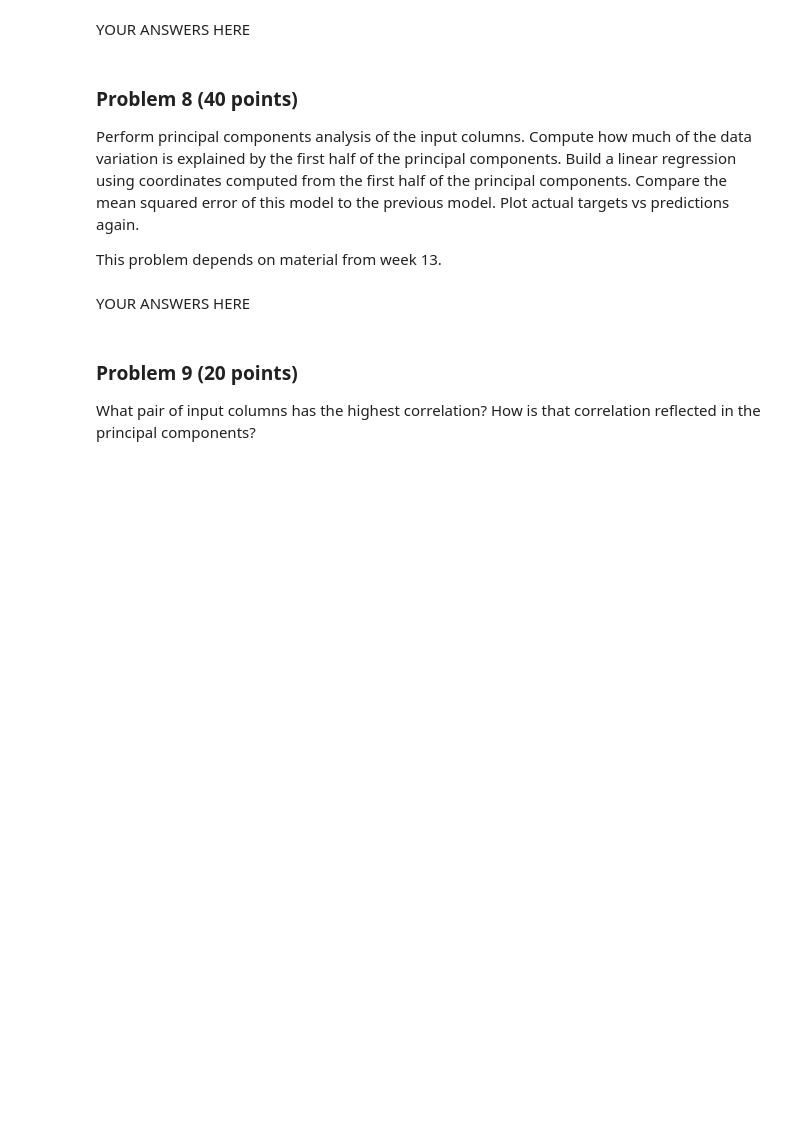
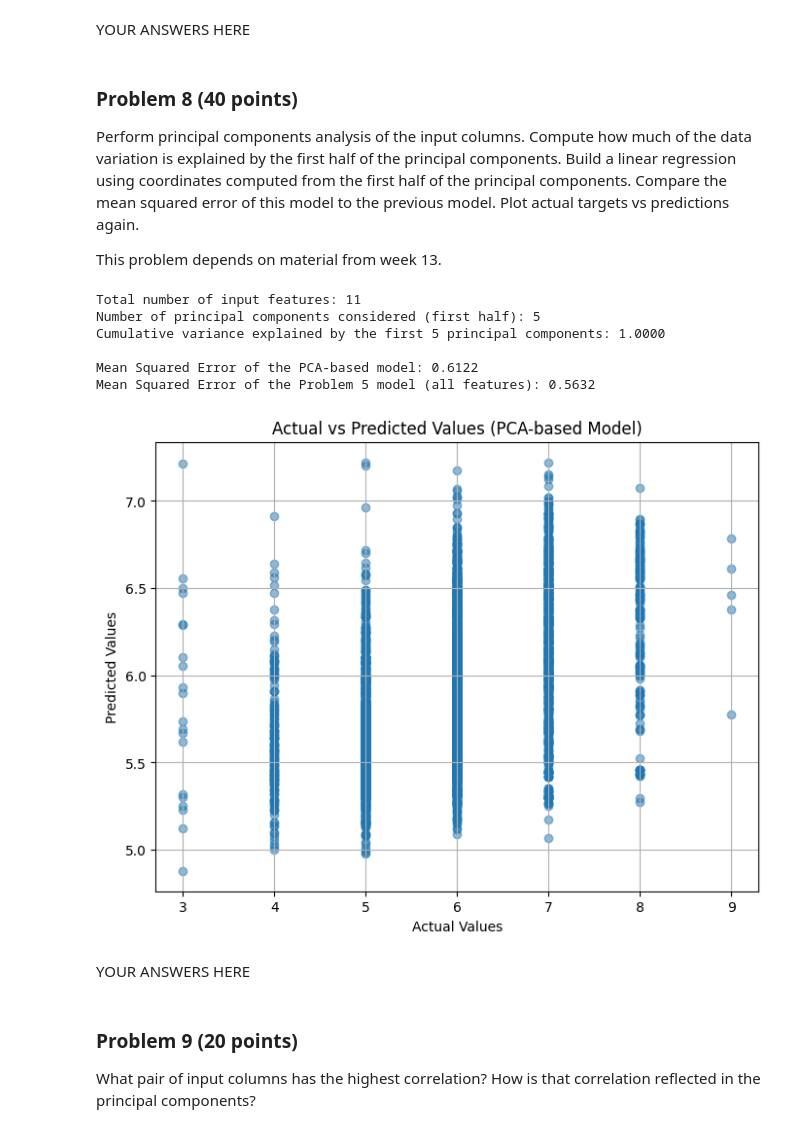
Before and after one commit to salil82/dx601-final-project, a Jupyter notebook: project.ipynb, the cells around one changed output. Saved outputs shown, nothing was run; the diff lists cells and outputs as text; code cells hidden in the pictures; blank space fills up the shorter version.

```diff
--- a/project.ipynb
+++ b/project.ipynb
@@ -395,3 +349,60 @@ This problem depends on material from week 13.
+# %%
+# Identify input columns (all columns except 'target')
+X = wine_df.drop('target', axis=1)
+y = wine_df['target']
+
+# 1. Perform Principal Components Analysis
+pca = PCA()
+pca.fit(X)
+
+# Compute how much of the data variation is explained by the first half of the principal components
+# 'first half' typically means the first n/2 components, where n is the number of features
+n_components = len(X.columns)
+half_n_components = n_components // 2
+
+explained_variance_ratio = pca.explained_variance_ratio_
+cumulative_variance_explained_first_half = np.sum(explained_variance_ratio[:half_n_components])
+
+print(f"Total number of input features: {n_components}")
+print(f"Number of principal components considered (first half): {half_n_components}")
+print(f"Cumulative variance explained by the first {half_n_components} principal components: {cumulative_variance_explained_first_half:.4f}")
+
+# 2. Transform the data using the first half of the principal components
+pca_half = PCA(n_components=half_n_components)
+X_pca = pca_half.fit_transform(X)
+
+# 3. Build a linear regression using coordinates computed from the first half of the principal components
+model_pca = sklearn.linear_model.LinearRegression()
+model_pca.fit(X_pca, y)
+
+# Make predictions
+y_pred_pca = model_pca.predict(X_pca)
+
+# 4. Compute the mean squared error of this model over the whole data set
+mse_pca = np.mean((y - y_pred_pca)**2)
+
+print(f"\nMean Squared Error of the PCA-based model: {mse_pca:.4f}")
+
+# Compare to the MSE from Problem 5 (which was 0.5631540629886564)
+mse_problem_5 = 0.5631540629886564
+print(f"Mean Squared Error of the Problem 5 model (all features): {mse_problem_5:.4f}")
+
+# 5. Plot actual targets vs predictions again
+plt.figure(figsize=(8, 6))
+plt.scatter(y, y_pred_pca, alpha=0.5)
+plt.xlabel('Actual Values')
+plt.ylabel('Predicted Values')
+plt.title('Actual vs Predicted Values (PCA-based Model)')
+plt.grid(True)
+plt.show()
+# %% [output]
+Total number of input features: 11
+Number of principal components considered (first half): 5
+Cumulative variance explained by the first 5 principal components: 1.0000
+
+Mean Squared Error of the PCA-based model: 0.6122
+Mean Squared Error of the Problem 5 model (all features): 0.5632
+[figure, added]
 # %% [markdown]
 YOUR ANSWERS HERE
 # %% [markdown]
```
Also changed, not shown: parts of 10 cells of this notebook.
